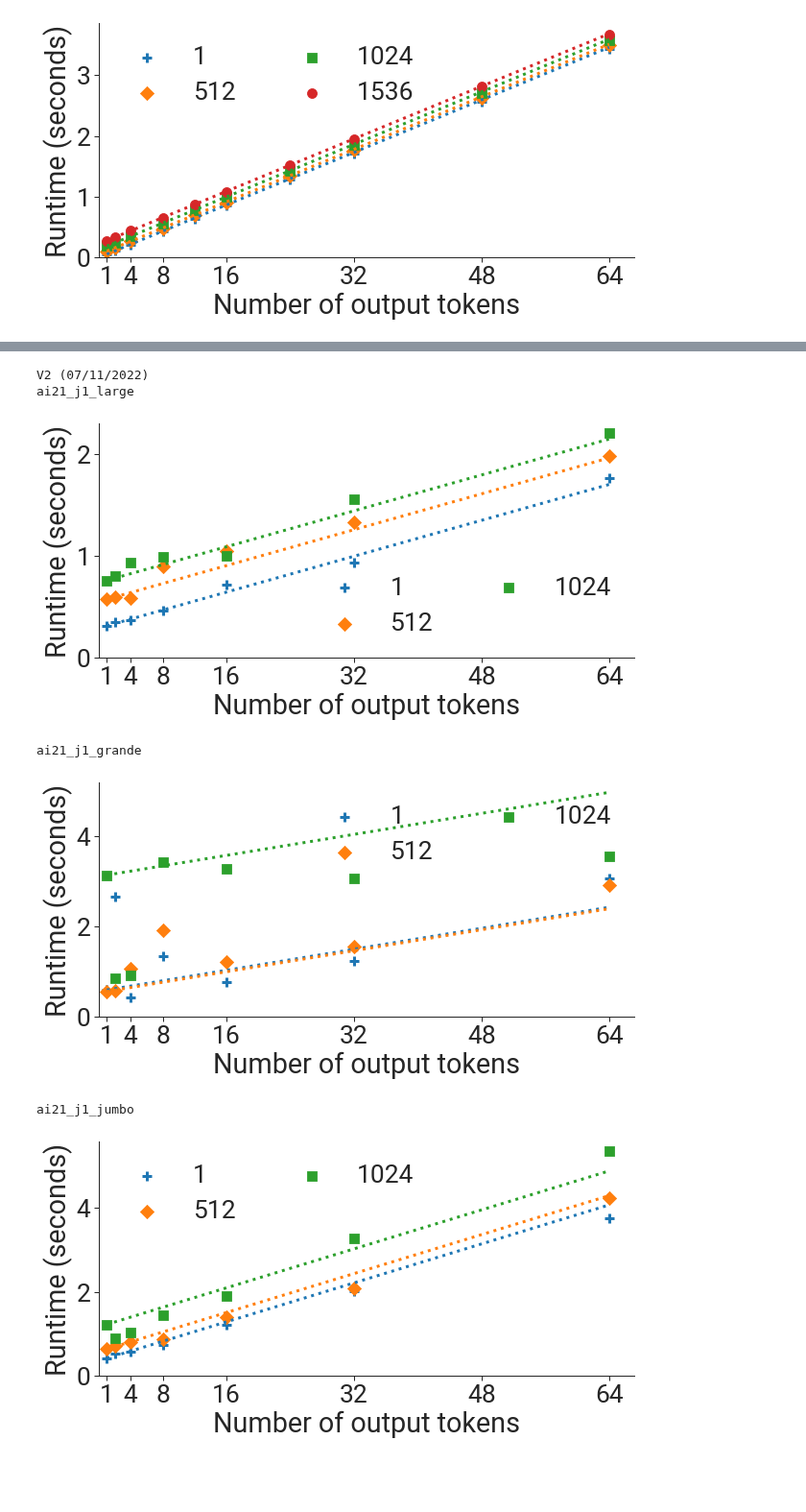
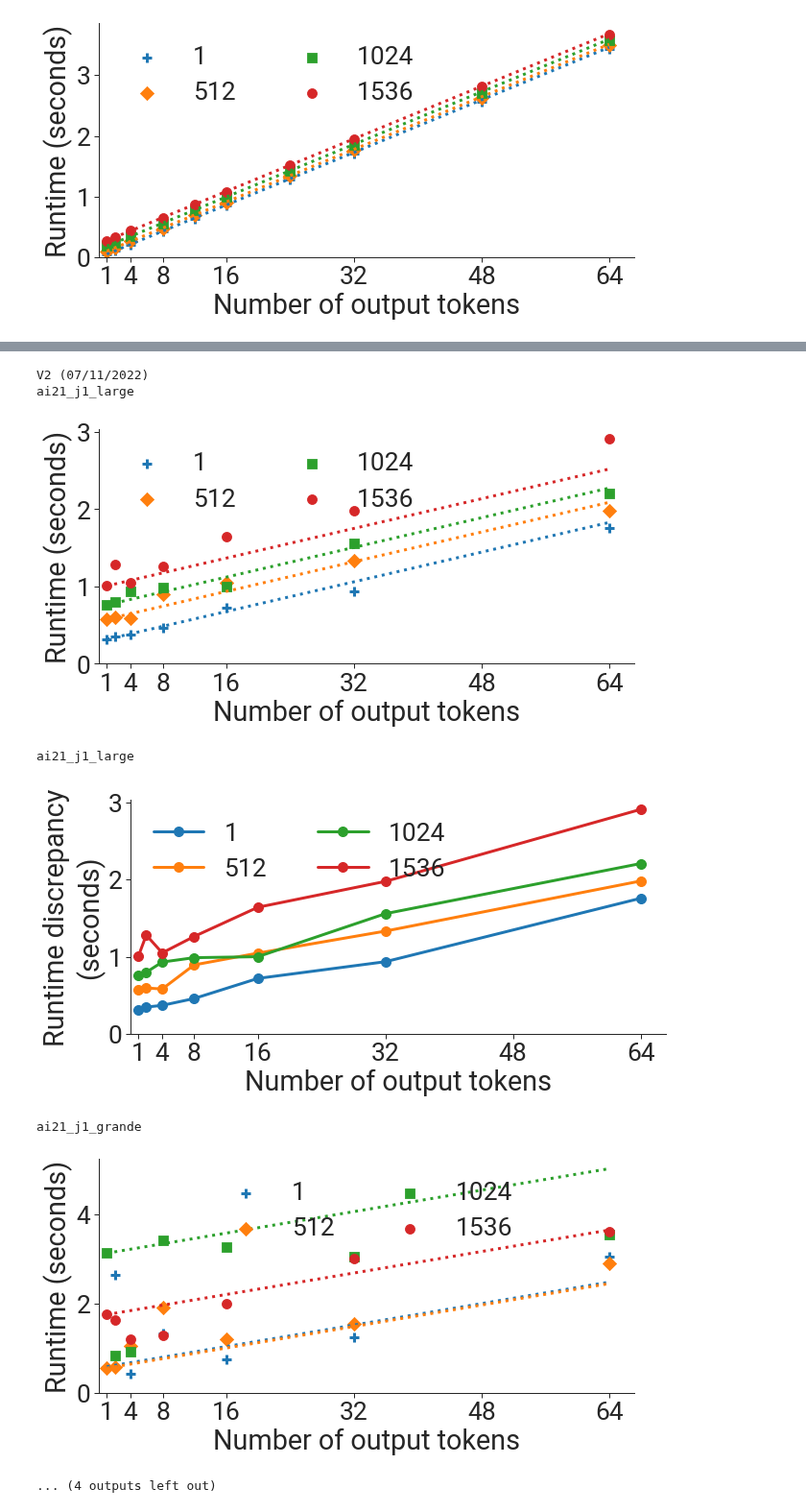
Before and after one commit to stanford-crfm/helm-efficiency, a Jupyter notebook: fit_runtimes.ipynb, the cells around one changed output, grey strips where cells are left out. Shown at 96% size. Cells and saved outputs as stored; diff of their text form; code cells hidden in the pictures; blank space fills up the shorter version.

Commit message:
Add more figures

```diff
--- a/fit_runtimes.ipynb
+++ b/fit_runtimes.ipynb
@@ -61,7 +61,7 @@ v100_runtimes = read_all_logfiles_in_directory("logs/v100")
 a100_runtimes = read_all_logfiles_in_directory("logs/a100")
 # %%
 import csv
-def read_logfile(logfile):
+def read_logfile(logfile, collect_runtime_discrepancy=False):
     runtimes = {}
     header = None
     with open(logfile, 'r') as f:
@@ -85,21 +85,37 @@ def read_logfile(logfile):
                                 num_output_tokens_intended = \
                                     int(scenario_token.replace("num_output_tokens=", ""))
                     elif header_elem == 'inference_runtime':
-                        inference_runtime = float(line_elem)
+                        if line_elem == '':
+                            inference_runtime = None
+                        else:
+                            inference_runtime = float(line_elem)
+                    elif header_elem == 'inference_runtime_discrepancy':
+                        if line_elem == '':
+                            inference_runtime_discrepancy = None
+                        else:
+                            inference_runtime_discrepancy = float(line_elem)
                     elif header_elem == 'num_prompt_tokens':
                         num_input_tokens = int(line_elem)
                     elif header_elem == 'num_output_tokens':
                         num_output_tokens = int(line_elem)
-                runtimes[(model, num_input_tokens, num_output_tokens)] = inference_runtime
+                if collect_runtime_discrepancy:
+                    if inference_runtime_discrepancy is not None:
+                        runtimes[(model, num_input_tokens, num_output_tokens)] = inference_runtime_discrepancy
+                else:
+                    if inference_runtime is not None:
+                        runtimes[(model, num_input_tokens, num_output_tokens)] = inference_runtime
     return runtimes
 # %%
 real_system_runtimes = read_logfile("logs/inference_runtimes_07-10.csv")
 real_system_runtimes_v2 = read_logfile("logs/inference_runtimes_07-11.csv")
+real_system_runtime_discrepancies_v2 = read_logfile("logs/inference_runtimes_07-11.csv",
+                                                    collect_runtime_discrepancy=True)
 # %% [markdown]
 # Plot runtimes versus number of output tokens to verify linearity
 # %%
 def plot_per_model_runtimes(runtimes, model, all_num_input_tokens,
                             scatter=False, runtime_per_output_token=None,
+                            ylabel=None,
                             output_filename=None):
     print(model)
 
@@ -126,7 +142,7 @@ def plot_per_model_runtimes(runtimes, model, all_num_input_tokens,
         else:
             ax.plot([x for (x, _) in num_output_tokens_and_runtimes],
                     [y for (_, y) in num_output_tokens_and_runtimes],
-                    label=f"input_tokens={num_input_tokens}",
+                    label=f"{num_input_tokens}",
                     marker='o')
 
     ax.set_xticks([1, 4, 8, 16, 32, 48, 64])
@@ -134,11 +150,11 @@ def plot_per_model_runtimes(runtimes, model, all_num_input_tokens,
     ax.set_xlim(0, None)
     ax.set_ylim(0, None)
     ax.set_xlabel("Number of output tokens")
-    ax.set_ylabel("Runtime (seconds)")
-    if scatter:
-        plt.legend(frameon=False, ncol=2)
+    if ylabel is None:
+        ax.set_ylabel("Runtime (seconds)")
     else:
-        plt.legend(frameon=False)
+        ax.set_ylabel(ylabel)
+    plt.legend(frameon=False, ncol=2)
     sns.despine()
 
     if output_filename is not None:
@@ -343,36 +341,43 @@ anthropic
 # %%
 print("V1 (07/10/2022)")
 plot_per_model_runtimes(real_system_runtimes, 'ai21_j1_large', [1, 509, 1018],
                         runtime_per_output_token=real_system_runtimes_per_output_token['ai21_j1_large'],
                         scatter=True, output_filename='figures/runtime_vs_num_output_tokens/real_system_ai21_j1_large.pdf')
 plot_per_model_runtimes(real_system_runtimes, 'ai21_j1_grande', [1, 509, 1018],
                         runtime_per_output_token=real_system_runtimes_per_output_token['ai21_j1_grande'],
                         scatter=True, output_filename='figures/runtime_vs_num_output_tokens/real_system_ai21_j1_grande.pdf')
 plot_per_model_runtimes(real_system_runtimes, 'ai21_j1_jumbo', [1, 509, 1018],
                         runtime_per_output_token=real_system_runtimes_per_output_token['ai21_j1_jumbo'],
                         scatter=True, output_filename='figures/runtime_vs_num_output_tokens/real_system_ai21_j1_jumbo.pdf')
 print("V2 (07/11/2022)")
-plot_per_model_runtimes(real_system_runtimes_v2, 'ai21_j1_large', [1, 512, 1024],
+plot_per_model_runtimes(real_system_runtimes_v2, 'ai21_j1_large', [1, 512, 1024, 1536],
                         runtime_per_output_token=real_system_runtimes_per_output_token_v2['ai21_j1_large'],
                         scatter=True, output_filename='figures/runtime_vs_num_output_tokens/real_system_ai21_j1_large_v2.pdf')
-plot_per_model_runtimes(real_system_runtimes_v2, 'ai21_j1_grande', [1, 512, 1024],
+plot_per_model_runtimes(real_system_runtimes_v2, 'ai21_j1_large', [1, 512, 1024, 1536],
+                        ylabel="Runtime discrepancy\n(seconds)",
+                        output_filename='figures/runtime_discrepancy_vs_num_output_tokens/real_system_ai21_j1_large_v2.pdf')
+plot_per_model_runtimes(real_system_runtimes_v2, 'ai21_j1_grande', [1, 512, 1024, 1536],
                         runtime_per_output_token=real_system_runtimes_per_output_token_v2['ai21_j1_grande'],
                         scatter=True, output_filename='figures/runtime_vs_num_output_tokens/real_system_ai21_j1_grande_v2.pdf')
-plot_per_model_runtimes(real_system_runtimes_v2, 'ai21_j1_jumbo', [1, 512, 1024],
+plot_per_model_runtimes(real_system_runtimes_v2, 'ai21_j1_jumbo', [1, 512, 1024, 1536],
                         runtime_per_output_token=real_system_runtimes_per_output_token_v2['ai21_j1_jumbo'],
                         scatter=True, output_filename='figures/runtime_vs_num_output_tokens/real_system_ai21_j1_jumbo_v2.pdf')
+plot_per_model_runtimes(real_system_runtime_discrepancies_v2, 'ai21_j1_jumbo', [1, 512, 1024, 1536],
+                        ylabel="Runtime discrepancy\n(seconds)",
+                        output_filename='figures/runtime_discrepancy_vs_num_output_tokens/real_system_ai21_j1_jumbo_v2.pdf')
 # %% [output]
 V1 (07/10/2022)
 ai21_j1_large
 [figure]
 ai21_j1_grande
 [figure]
 ai21_j1_jumbo
 [figure]
 V2 (07/11/2022)
 ai21_j1_large
-[figure, old version]
+[figure, new version]
-ai21_j1_grande
+ai21_j1_large
-[figure, old version]
+[figure, new version]
-ai21_j1_jumbo
+ai21_j1_grande
-[figure, old version]
+[figure, new version]
+... (4 outputs left out)
```
Also changed, not shown: parts of 3 cells of this notebook, 13 other files.
